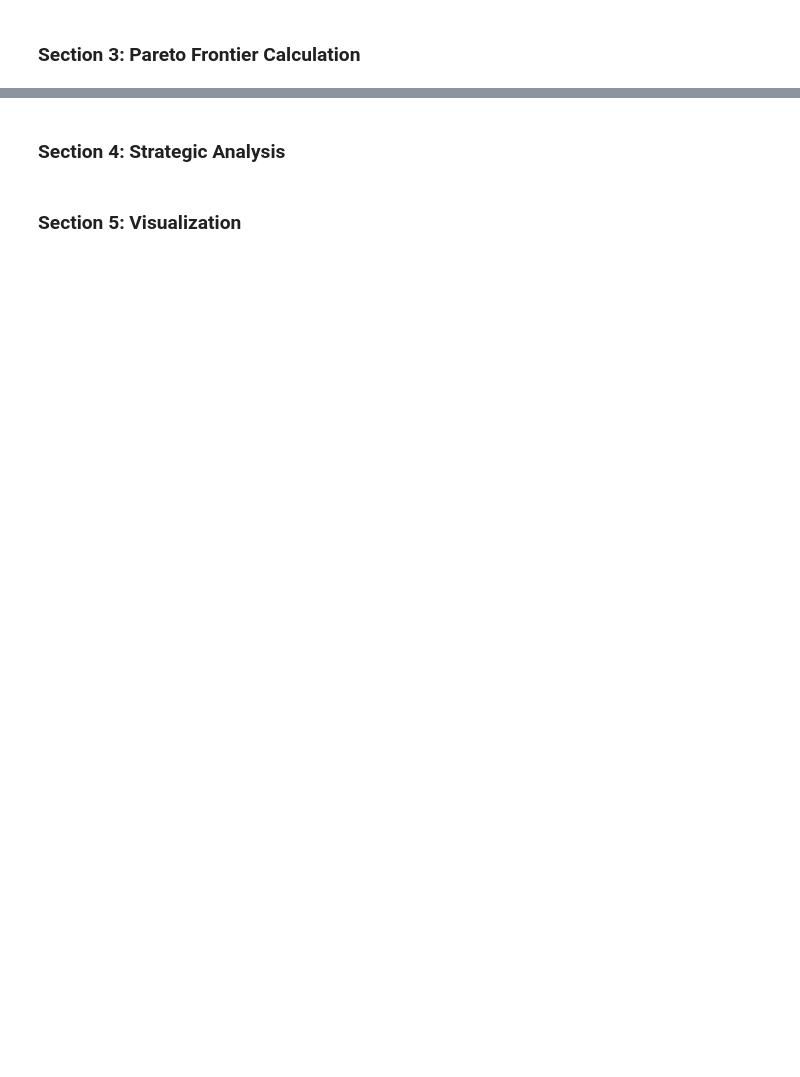
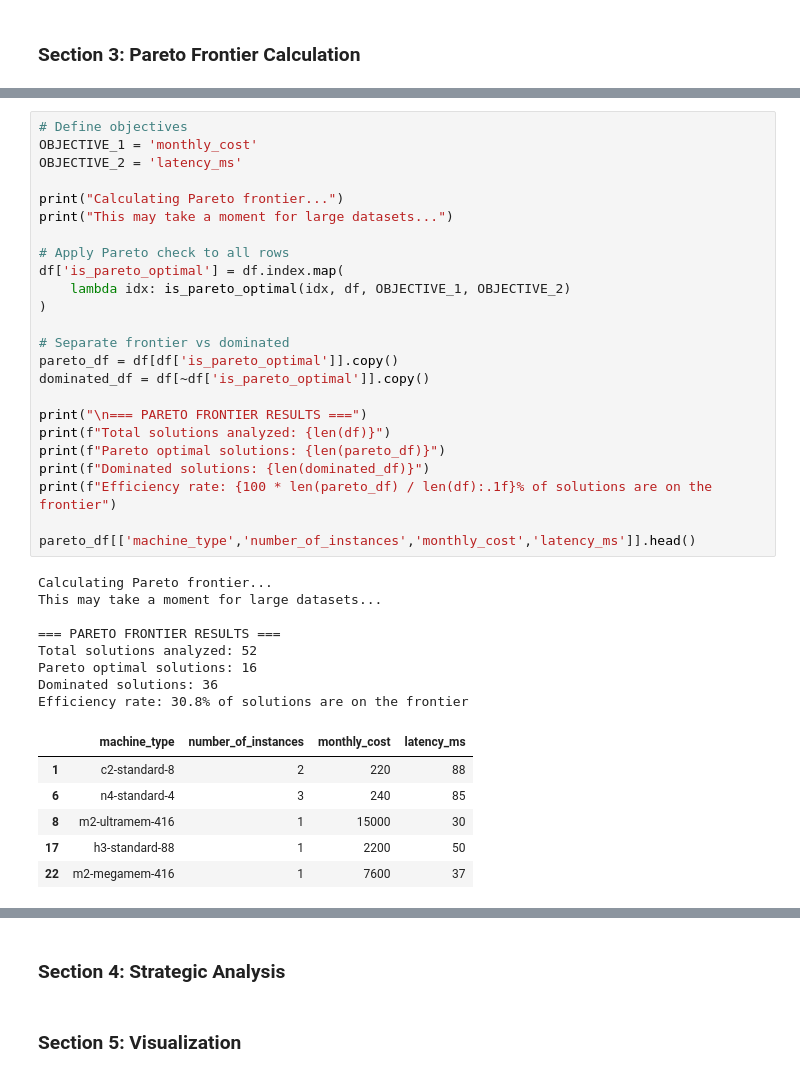
Before and after one commit to Akian-23/google-cloud-optimization-agent, a Jupyter notebook: optimization_engine.ipynb, the cells around one changed output, grey strips where cells are left out. Drawn from its saved outputs; the diff is of its cells as text; blank space fills up the shorter version.

Commit message:
Implement Pareto frontier calculation

```diff
--- a/optimization_engine.ipynb
+++ b/optimization_engine.ipynb
@@ -22,0 +254,39 @@ This project addresses the challenge of dynamically allocating servers in Google
+# %%
+# Define objectives
+OBJECTIVE_1 = 'monthly_cost'
+OBJECTIVE_2 = 'latency_ms'
+
+print("Calculating Pareto frontier...")
+print("This may take a moment for large datasets...")
+
+# Apply Pareto check to all rows
+df['is_pareto_optimal'] = df.index.map(
+    lambda idx: is_pareto_optimal(idx, df, OBJECTIVE_1, OBJECTIVE_2)
+)
+
+# Separate frontier vs dominated
+pareto_df = df[df['is_pareto_optimal']].copy()
+dominated_df = df[~df['is_pareto_optimal']].copy()
+
+print("\n=== PARETO FRONTIER RESULTS ===")
+print(f"Total solutions analyzed: {len(df)}")
+print(f"Pareto optimal solutions: {len(pareto_df)}")
+print(f"Dominated solutions: {len(dominated_df)}")
+print(f"Efficiency rate: {100 * len(pareto_df) / len(df):.1f}% of solutions are on the frontier")
+
+pareto_df[['machine_type','number_of_instances','monthly_cost','latency_ms']].head()
+# %% [output]
+Calculating Pareto frontier...
+This may take a moment for large datasets...
+
+=== PARETO FRONTIER RESULTS ===
+Total solutions analyzed: 52
+Pareto optimal solutions: 16
+Dominated solutions: 36
+Efficiency rate: 30.8% of solutions are on the frontier
+|  | machine_type | number_of_instances | monthly_cost | latency_ms |
+| 1 | c2-standard-8 | 2 | 220 | 88 |
+| 6 | n4-standard-4 | 3 | 240 | 85 |
+| 8 | m2-ultramem-416 | 1 | 15000 | 30 |
+| 17 | h3-standard-88 | 1 | 2200 | 50 |
+| 22 | m2-megamem-416 | 1 | 7600 | 37 |
```
Also changed, not shown: parts of 8 cells of this notebook.
